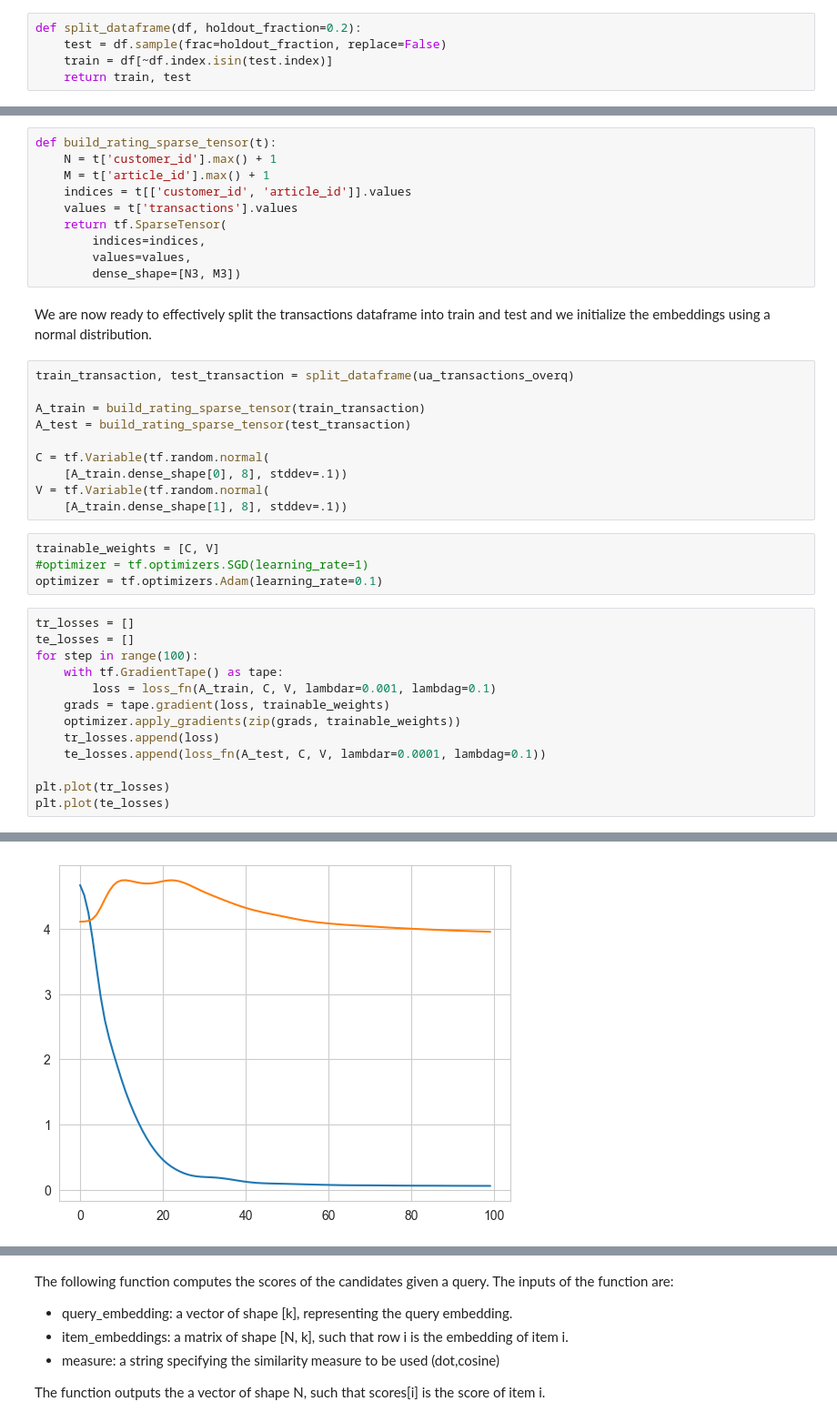
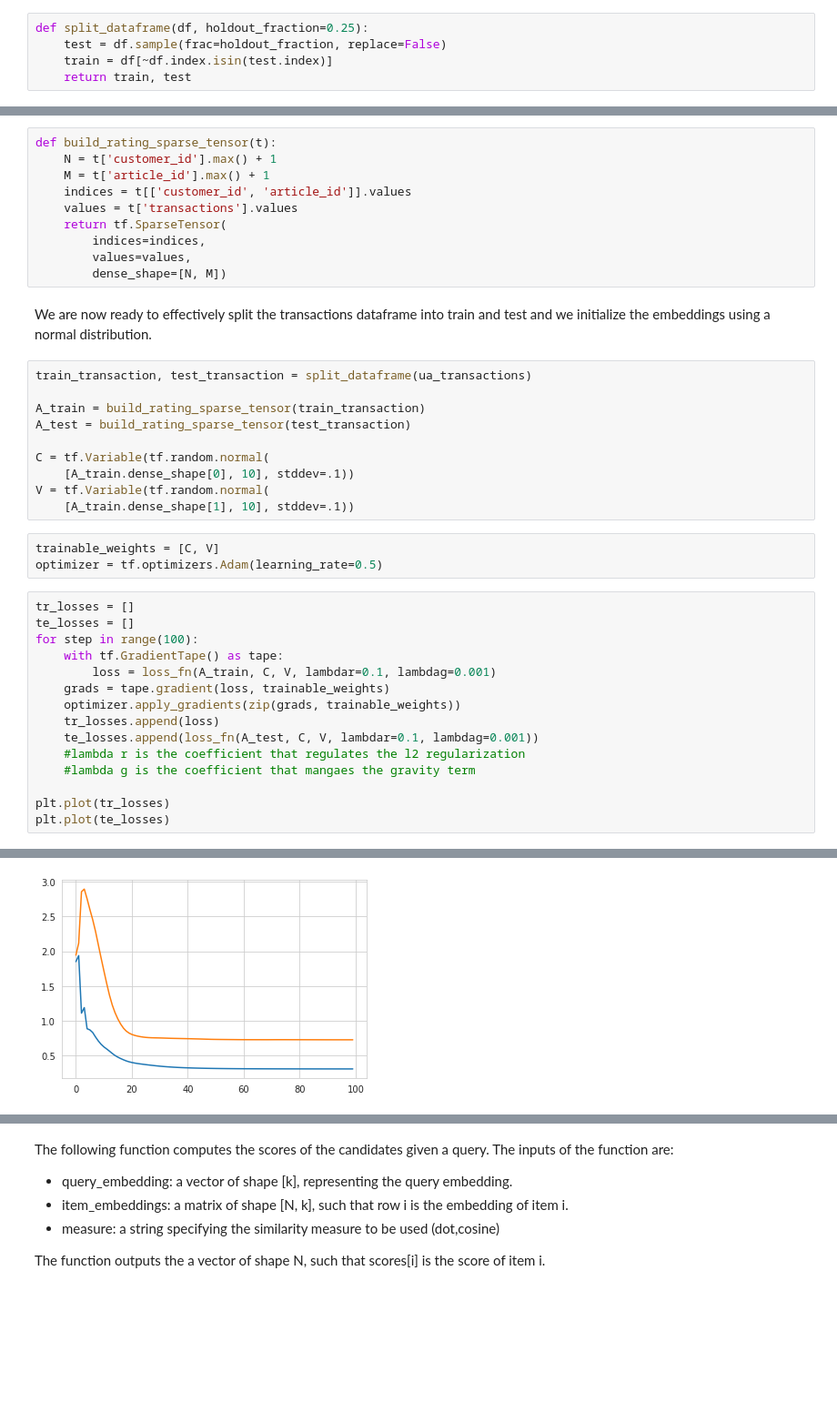
Before and after one commit to alessiabresolin/275601, a Jupyter notebook: main.ipynb, the cells around one changed output, grey strips where cells are left out. Shown at 91% size. Cells and saved outputs as stored; diff of their text form; blank space fills up the shorter version.

```diff
--- a/main.ipynb
+++ b/main.ipynb
@@ -1194,7 +1183,7 @@ def loss_fn(sparse_transactions, C, V, lambdar, lambdag):
 # %% [markdown]
 The following function splits the data into training and test sets.
 # %%
-def split_dataframe(df, holdout_fraction=0.2):
+def split_dataframe(df, holdout_fraction=0.25):
     test = df.sample(frac=holdout_fraction, replace=False)
     train = df[~df.index.isin(test.index)]
     return train, test
@@ -1209,39 +1198,40 @@ def build_rating_sparse_tensor(t):
     return tf.SparseTensor(
         indices=indices,
         values=values,
-        dense_shape=[N3, M3])
+        dense_shape=[N, M])
 # %% [markdown]
 We are now ready to effectively split the transactions dataframe into train and test and we initialize the embeddings using a normal distribution.
 # %%
-train_transaction, test_transaction = split_dataframe(ua_transactions_overq)
+train_transaction, test_transaction = split_dataframe(ua_transactions)
 
 A_train = build_rating_sparse_tensor(train_transaction)
 A_test = build_rating_sparse_tensor(test_transaction)
 
 C = tf.Variable(tf.random.normal(
-    [A_train.dense_shape[0], 8], stddev=.1))
+    [A_train.dense_shape[0], 10], stddev=.1))
 V = tf.Variable(tf.random.normal(
-    [A_train.dense_shape[1], 8], stddev=.1))
+    [A_train.dense_shape[1], 10], stddev=.1))
 # %%
 trainable_weights = [C, V]
-#optimizer = tf.optimizers.SGD(learning_rate=1)
-optimizer = tf.optimizers.Adam(learning_rate=0.1)
+optimizer = tf.optimizers.Adam(learning_rate=0.5)
 # %%
 tr_losses = []
 te_losses = []
 for step in range(100):
     with tf.GradientTape() as tape:
-        loss = loss_fn(A_train, C, V, lambdar=0.001, lambdag=0.1)
+        loss = loss_fn(A_train, C, V, lambdar=0.1, lambdag=0.001)
     grads = tape.gradient(loss, trainable_weights)
     optimizer.apply_gradients(zip(grads, trainable_weights))
     tr_losses.append(loss)
-    te_losses.append(loss_fn(A_test, C, V, lambdar=0.0001, lambdag=0.1))
+    te_losses.append(loss_fn(A_test, C, V, lambdar=0.1, lambdag=0.001))
+    #lambda r is the coefficient that regulates the l2 regularization
+    #lambda g is the coefficient that mangaes the gravity term
 
 plt.plot(tr_losses)
 plt.plot(te_losses)
 # %% [output]
 [<matplotlib.lines.Line2D at 0x...>]
-[figure, old version]
+[figure, new version]
 # %% [markdown]
 We can now measure the scores, for which we have different options of similarity measures:
 We will use the following:
```
Also changed, not shown: parts of 43 cells of this notebook, 1 other file.
